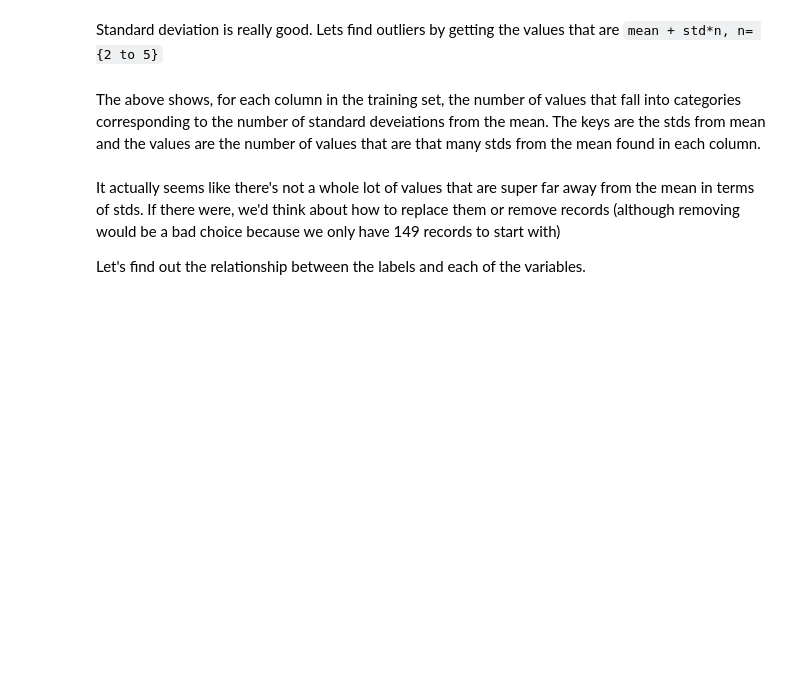
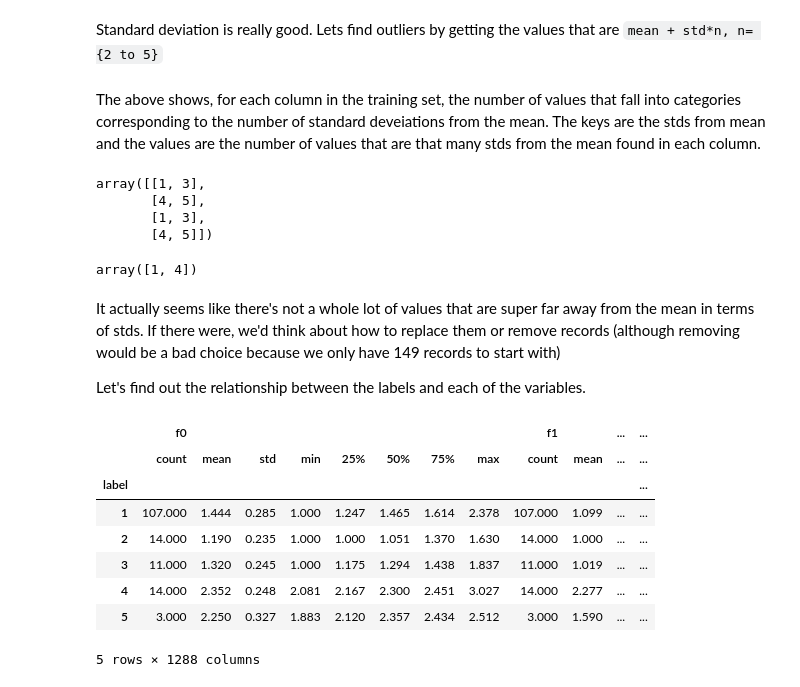
Before and after one commit to calebdre/Machine-Learning-Project, a Jupyter notebook: part1/explore.ipynb, the cells around one changed output. Cells and saved outputs as stored; diff of their text form; code cells hidden in the pictures; blank space fills up the shorter version.

```diff
--- a/part1/explore.ipynb
+++ b/part1/explore.ipynb
@@ -153,4 +148,5 @@ Looks like there are lots of columns that aren't at all correlated with the labe
 
 *idea: to improve the model, we could look into using the 20% category and play with corrlated columns in that category.*
 # %%
-train = train[train_label_corr[train_label_corr >= .3].dropna().index]
+train = train[train_label_corr[train_label_corr >= .5].dropna().index]
+train.describe()
@@ -238,6 +245,18 @@ The keys are the stds from mean and the values are the number of values that are
 #     plt.hist(std_dist[category], label=str(category))
 #     plt.legend()
 #     plt.show()
+# %%
+g = np.array([(1,3), (4,5), (1,3), (4,5)])
+g
+# %% [output]
+array([[1, 3],
+       [4, 5],
+       [1, 3],
+       [4, 5]])
+# %%
+np.array([(1,3), (4,5)])[:, 0]
+# %% [output]
+array([1, 4])
 # %% [markdown]
 It actually seems like there's not a whole lot of values that are super far away from the mean in terms of stds. If there were, we'd think about how to replace them or remove records (although removing would be a bad choice because we only have 149 records to start with)
 
@@ -249,3 +266,15 @@ train_grouped = merged.groupby("label")
+# %%
+train_grouped.describe()
+# %% [output]
+|  | f0 |  |  |  |  |  |  |  | f1 |  | ... | ... |
+|  | count | mean | std | min | 25% | 50% | 75% | max | count | mean | ... | ... |
+| label |  |  |  |  |  |  |  |  |  |  |  | ... |
+| 1 | 107.000 | 1.444 | 0.285 | 1.000 | 1.247 | 1.465 | 1.614 | 2.378 | 107.000 | 1.099 | ... | ... |
+| 2 | 14.000 | 1.190 | 0.235 | 1.000 | 1.000 | 1.051 | 1.370 | 1.630 | 14.000 | 1.000 | ... | ... |
+| 3 | 11.000 | 1.320 | 0.245 | 1.000 | 1.175 | 1.294 | 1.438 | 1.837 | 11.000 | 1.019 | ... | ... |
+| 4 | 14.000 | 2.352 | 0.248 | 2.081 | 2.167 | 2.300 | 2.451 | 3.027 | 14.000 | 2.277 | ... | ... |
+| 5 | 3.000 | 2.250 | 0.327 | 1.883 | 2.120 | 2.357 | 2.434 | 2.512 | 3.000 | 1.590 | ... | ... |
+5 rows × 1288 columns
 # %%
 train.to_csv("cleaned_testData1.csv")
 labels.to_csv("cleaned_trainLabel1.csv")
```
Also changed, not shown: parts of 14 cells of this notebook, 4 other files.
